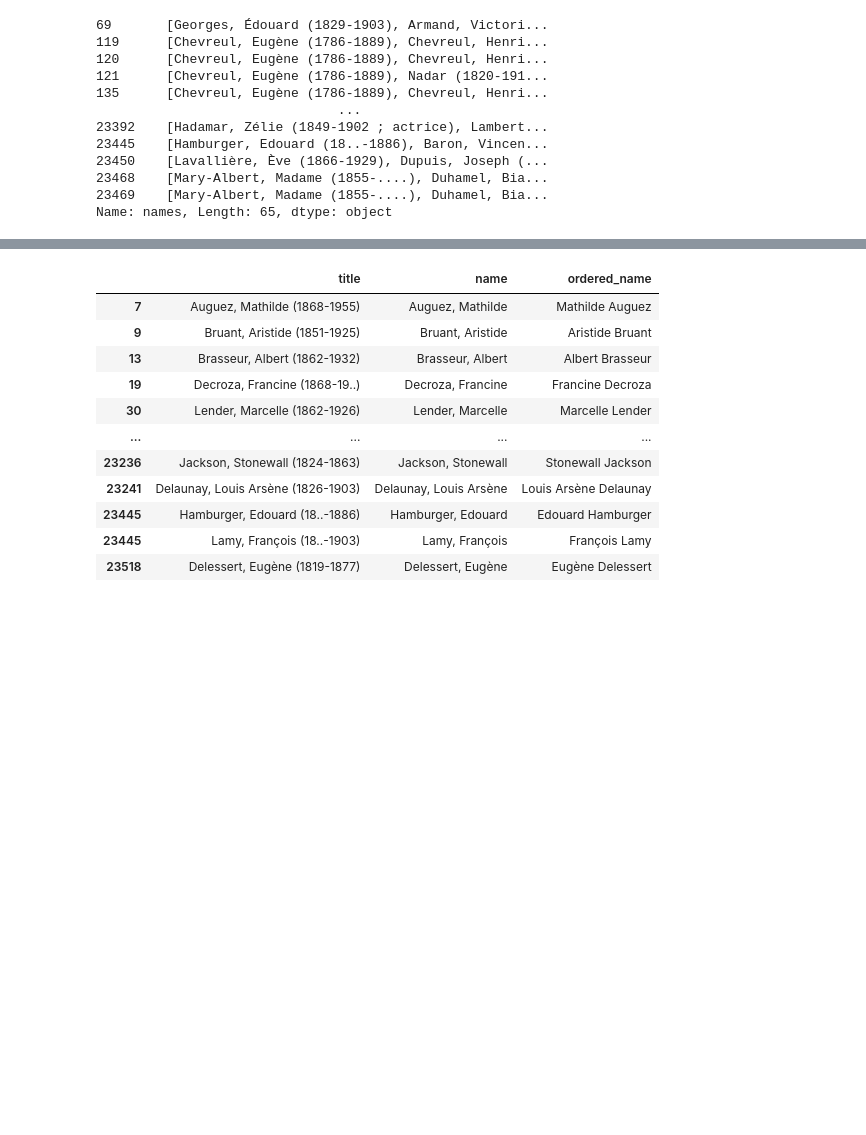
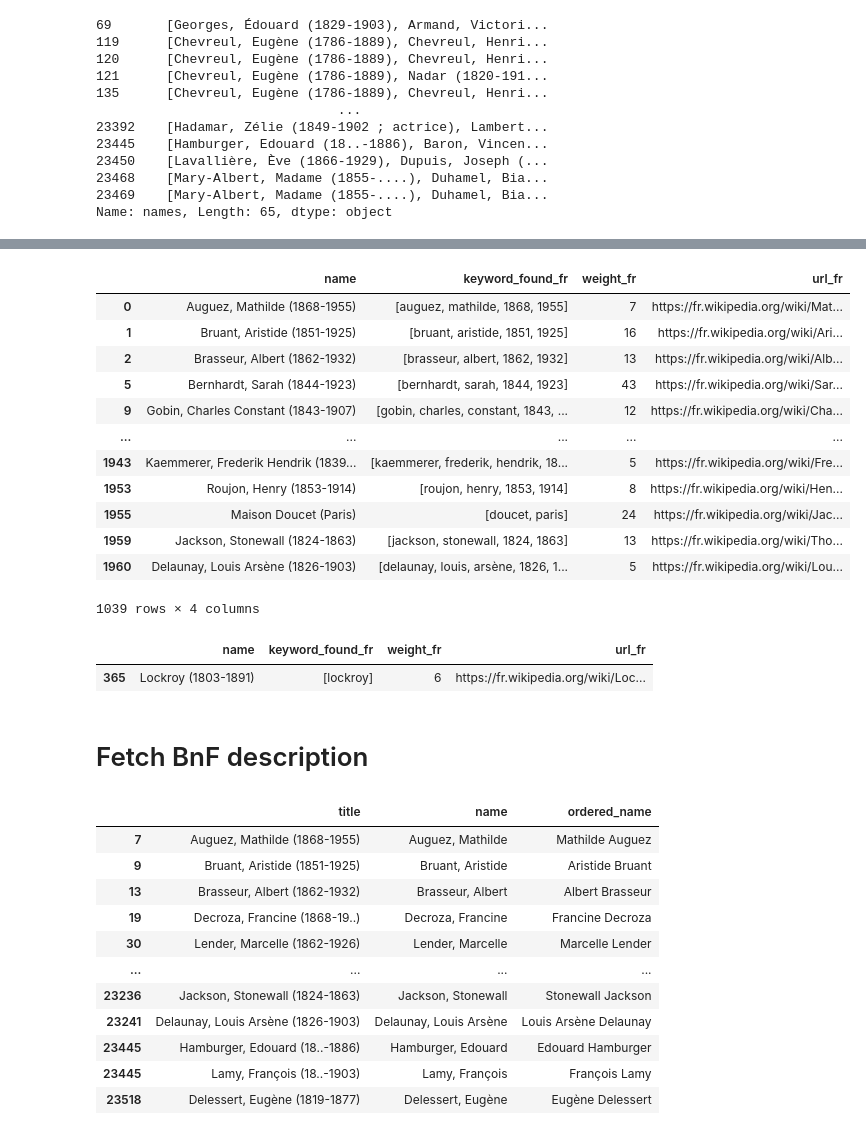
Before and after one commit to liabifano/humans-of-paris-1900, a Jupyter notebook: notebooks/get_tags.ipynb, the cells around one changed output, grey strips where cells are left out. Drawn from its saved outputs; the diff is of its cells as text; code cells hidden in the pictures; blank space fills up the shorter version.

```diff
--- a/notebooks/get_tags.ipynb
+++ b/notebooks/get_tags.ipynb
@@ -551,0 +561,31 @@ wiki_explode.names.unique()
+# %%
+wiki_exclude_fr = wiki_fr['name'][wiki_fr.keyword_found_fr.apply(lambda x: len(x) == 1)].tolist()
+wiki_exclude_fr.remove('Lockroy (1803-1891)')
+#wiki_exclude_fr
+# %%
+wiki_fr = wiki_fr[wiki_fr.weight_fr != -1]
+wiki_fr = wiki_fr[wiki_fr.name.apply(lambda x: x not in wiki_exclude_fr)]
+#wiki_fr
+# %%
+wiki_fr
+# %% [output]
+|  | name | keyword_found_fr | weight_fr | url_fr |
+| 0 | Auguez, Mathilde (1868-1955) | [auguez, mathilde, 1868, 1955] | 7 | https://fr.wikipedia.org/wiki/Mat... |
+| 1 | Bruant, Aristide (1851-1925) | [bruant, aristide, 1851, 1925] | 16 | https://fr.wikipedia.org/wiki/Ari... |
+| 2 | Brasseur, Albert (1862-1932) | [brasseur, albert, 1862, 1932] | 13 | https://fr.wikipedia.org/wiki/Alb... |
+| 5 | Bernhardt, Sarah (1844-1923) | [bernhardt, sarah, 1844, 1923] | 43 | https://fr.wikipedia.org/wiki/Sar... |
+| 9 | Gobin, Charles Constant (1843-1907) | [gobin, charles, constant, 1843, ... | 12 | https://fr.wikipedia.org/wiki/Cha... |
+| ... | ... | ... | ... | ... |
+| 1943 | Kaemmerer, Frederik Hendrik (1839... | [kaemmerer, frederik, hendrik, 18... | 5 | https://fr.wikipedia.org/wiki/Fre... |
+| 1953 | Roujon, Henry (1853-1914) | [roujon, henry, 1853, 1914] | 8 | https://fr.wikipedia.org/wiki/Hen... |
+| 1955 | Maison Doucet (Paris) | [doucet, paris] | 24 | https://fr.wikipedia.org/wiki/Jac... |
+| 1959 | Jackson, Stonewall (1824-1863) | [jackson, stonewall, 1824, 1863] | 13 | https://fr.wikipedia.org/wiki/Tho... |
+| 1960 | Delaunay, Louis Arsène (1826-1903) | [delaunay, louis, arsène, 1826, 1... | 5 | https://fr.wikipedia.org/wiki/Lou... |
+1039 rows × 4 columns
+# %%
+lockroy = wikipedia.page('Lockroy', auto_suggest=False)
+wiki_fr.loc[wiki_fr['name'] == 'Lockroy (1803-1891)', ['weight_fr', 'url_fr']] = [len(lockroy.images), lockroy.url]
+wiki_fr[wiki_fr.name == 'Lockroy (1803-1891)']
+# %% [output]
+|  | name | keyword_found_fr | weight_fr | url_fr |
+| 365 | Lockroy (1803-1891) | [lockroy] | 6 | https://fr.wikipedia.org/wiki/Loc... |
@@ -552,3 +595,5 @@ wiki_explode.names.unique()
+# %% [markdown]
+# Fetch BnF description
 # %%
 def reorder_names(x):
     names_order = {1:[0],2:[1,0], 3:[2,0,1], 4:[3,0,1,2], 5:[4,0,1,2,3]}
```
Also changed, not shown: parts of 16 cells of this notebook, 4 other files.
